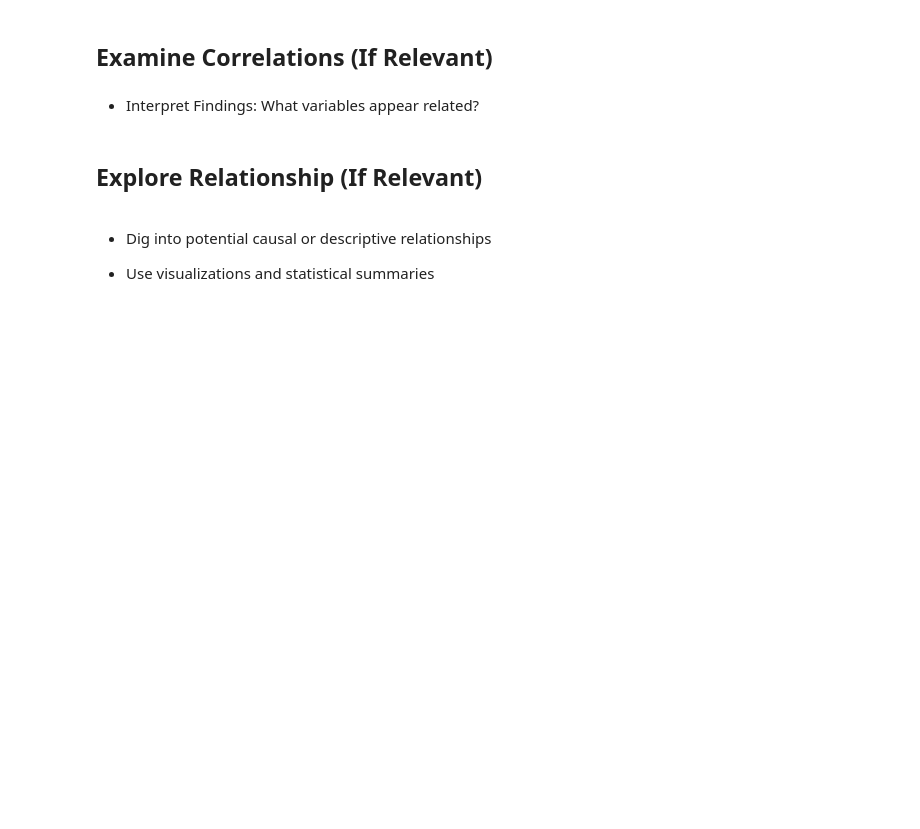
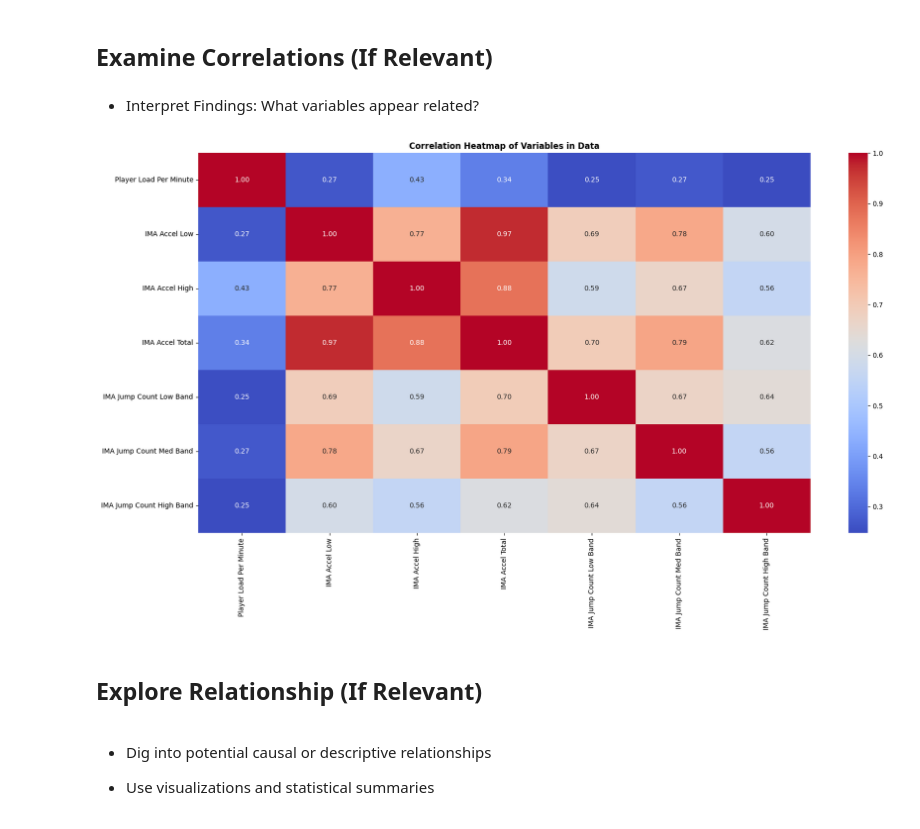
Before and after one commit to mgh2xx/FinalProject, a Jupyter notebook: assignments/EDA.ipynb, the cells around one changed output. Drawn from its saved outputs; the diff is of its cells as text; code cells hidden in the pictures; blank space fills up the shorter version.

```diff
--- a/assignments/EDA.ipynb
+++ b/assignments/EDA.ipynb
@@ -222,6 +222,23 @@ plt.show()
 ## Examine Correlations (If Relevant)
 # %% [markdown]
 - Interpret Findings: What variables appear related?
+# %%
+# Making figure
+plt.figure(figsize = (20, 10))
+
+# Making correlation matrix using every non-session variable
+corr_matrix = data.iloc[:, list(range(3, 10))].corr()
+
+# Making heatmap using correlation matrix
+sns.heatmap(corr_matrix, annot = True, cmap = "coolwarm", fmt = ".2f")
+
+# Adding title
+plt.title("Correlation Heatmap of Variables in Data", weight = "bold", fontsize = 12)
+
+# Showing plot
+plt.show()
+# %% [output]
+[figure, added]
 # %% [markdown]
 ## Explore Relationship (If Relevant)
 # %% [markdown]
```
Also changed, not shown: parts of 5 cells of this notebook.
